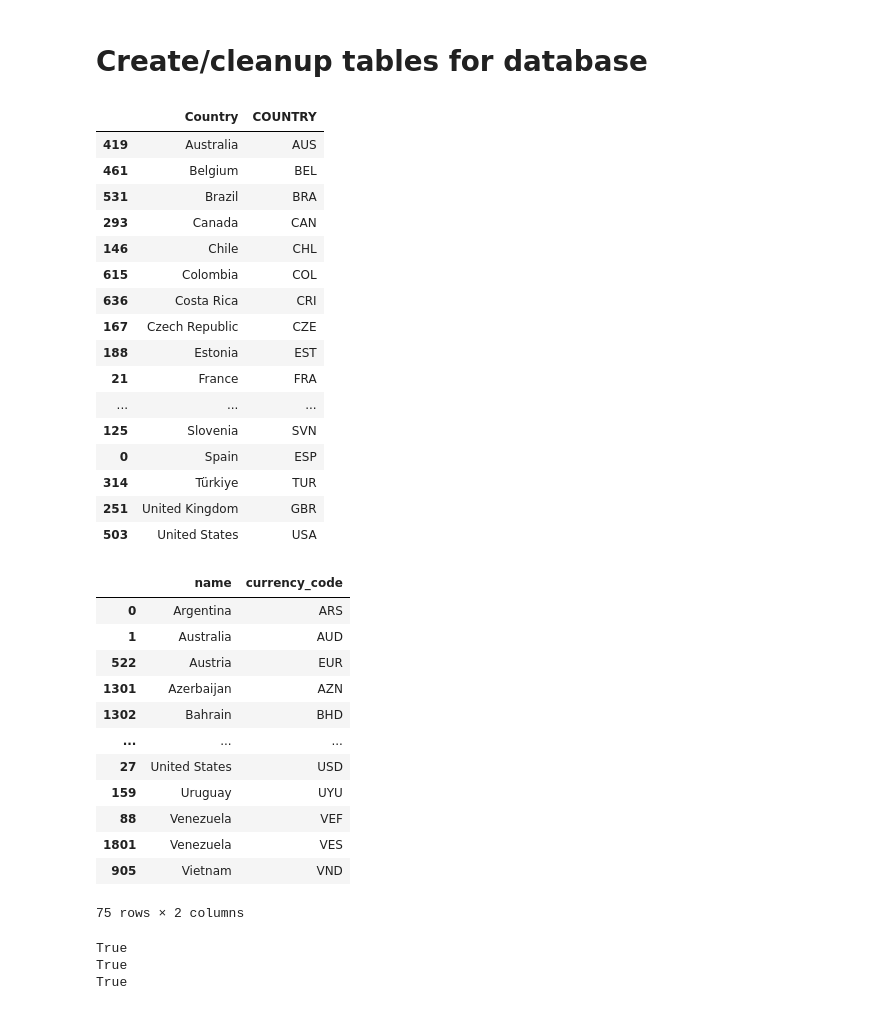
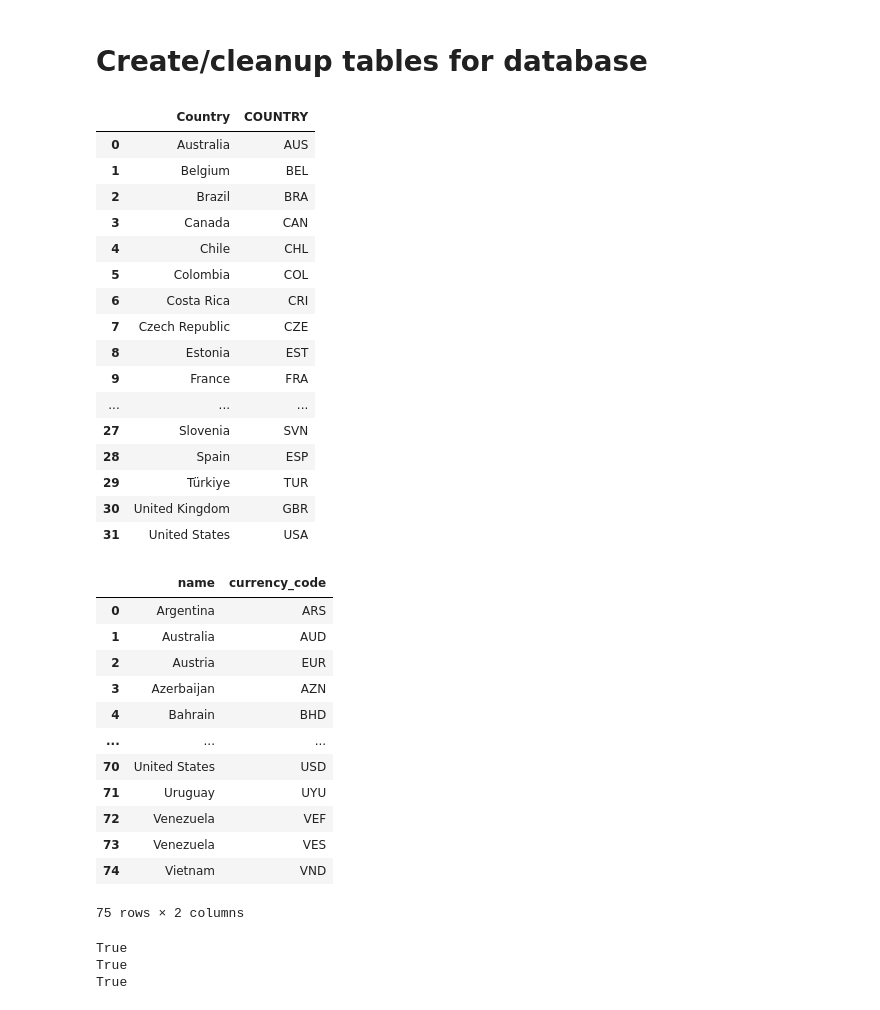
Before and after one commit to LindseyWol/Project2, a Jupyter notebook: cleanup.ipynb, the cells around one changed output. Cells and saved outputs as stored; diff of their text form; code cells hidden in the pictures.

```diff
--- a/cleanup.ipynb
+++ b/cleanup.ipynb
@@ -60,45 +71,43 @@ AvgIncome_df.head()
 # %% [markdown]
 # Create/cleanup tables for database
 # %%
-#List of countries/codes from MinWage
-country_codes = MinWage_df[['Country','COUNTRY']].drop_duplicates()
-country_codes = country_codes.sort_values(['Country'])
+#List of countries and codes from MinWage
+country_codes = MinWage_df[['Country','COUNTRY']].drop_duplicates().sort_values(['Country']).reset_index(drop=True)
 country_codes
 # %% [output]
 |  | Country | COUNTRY |
-| 419 | Australia | AUS |
-| 461 | Belgium | BEL |
-| 531 | Brazil | BRA |
-| 293 | Canada | CAN |
-| 146 | Chile | CHL |
-| 615 | Colombia | COL |
-| 636 | Costa Rica | CRI |
-| 167 | Czech Republic | CZE |
-| 188 | Estonia | EST |
-| 21 | France | FRA |
+| 0 | Australia | AUS |
+| 1 | Belgium | BEL |
+| 2 | Brazil | BRA |
+| 3 | Canada | CAN |
+| 4 | Chile | CHL |
+| 5 | Colombia | COL |
+| 6 | Costa Rica | CRI |
+| 7 | Czech Republic | CZE |
+| 8 | Estonia | EST |
+| 9 | France | FRA |
 | ... | ... | ... |
-| 125 | Slovenia | SVN |
-| 0 | Spain | ESP |
-| 314 | Türkiye | TUR |
-| 251 | United Kingdom | GBR |
-| 503 | United States | USA |
+| 27 | Slovenia | SVN |
+| 28 | Spain | ESP |
+| 29 | Türkiye | TUR |
+| 30 | United Kingdom | GBR |
+| 31 | United States | USA |
 # %%
 #List of countries with currency codes from BigMac
-currency_codes = BigMac_df[['name', 'currency_code']].drop_duplicates()
-currency_codes = currency_codes.sort_values(['name'])
+currency_codes = BigMac_df[['name', 'currency_code']].drop_duplicates().sort_values(['name']).reset_index(drop=True)
 currency_codes
 # %% [output]
 |  | name | currency_code |
 | 0 | Argentina | ARS |
 | 1 | Australia | AUD |
-| 522 | Austria | EUR |
-| 1301 | Azerbaijan | AZN |
-| 1302 | Bahrain | BHD |
+| 2 | Austria | EUR |
+| 3 | Azerbaijan | AZN |
+| 4 | Bahrain | BHD |
 | ... | ... | ... |
-| 27 | United States | USD |
-| 159 | Uruguay | UYU |
-| 88 | Venezuela | VEF |
-| 1801 | Venezuela | VES |
-| 905 | Vietnam | VND |
+| 70 | United States | USD |
+| 71 | Uruguay | UYU |
+| 72 | Venezuela | VEF |
+| 73 | Venezuela | VES |
+| 74 | Vietnam | VND |
 75 rows × 2 columns
 # %%
```
Also changed, not shown: parts of 14 cells of this notebook.
